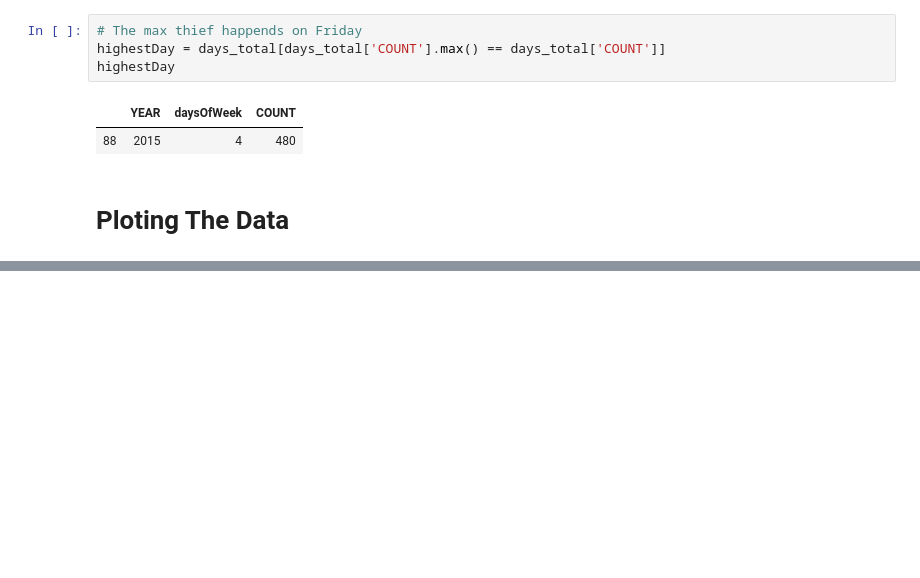
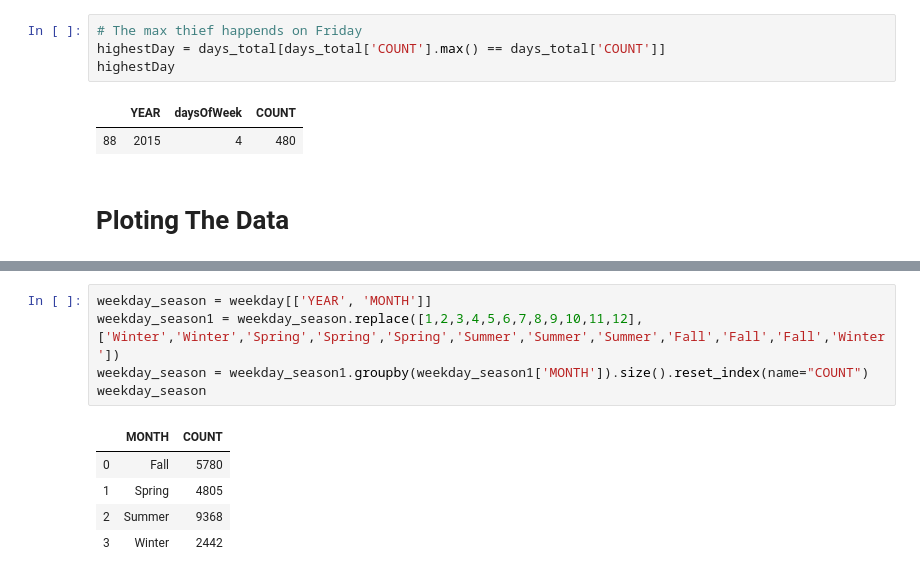
Before and after one commit to WanatabeShin/cmpt-353-final-project, a Jupyter notebook: days_comparison.ipynb, the cells around one changed output, grey strips where cells are left out. Saved outputs shown, nothing was run; the diff lists cells and outputs as text; blank space fills up the shorter version.

```diff
--- a/days_comparison.ipynb
+++ b/days_comparison.ipynb
@@ -110,0 +147,11 @@ plt.show()
+# %%
+weekday_season = weekday[['YEAR', 'MONTH']]
+weekday_season1 = weekday_season.replace([1,2,3,4,5,6,7,8,9,10,11,12], ['Winter','Winter','Spring','Spring','Spring','Summer','Summer','Summer','Fall','Fall','Fall','Winter'])
+weekday_season = weekday_season1.groupby(weekday_season1['MONTH']).size().reset_index(name="COUNT")
+weekday_season
+# %% [output]
+|  | MONTH | COUNT |
+| 0 | Fall | 5780 |
+| 1 | Spring | 4805 |
+| 2 | Summer | 9368 |
+| 3 | Winter | 2442 |
```
Also changed, not shown: parts of 10 cells of this notebook, 2 other files.
